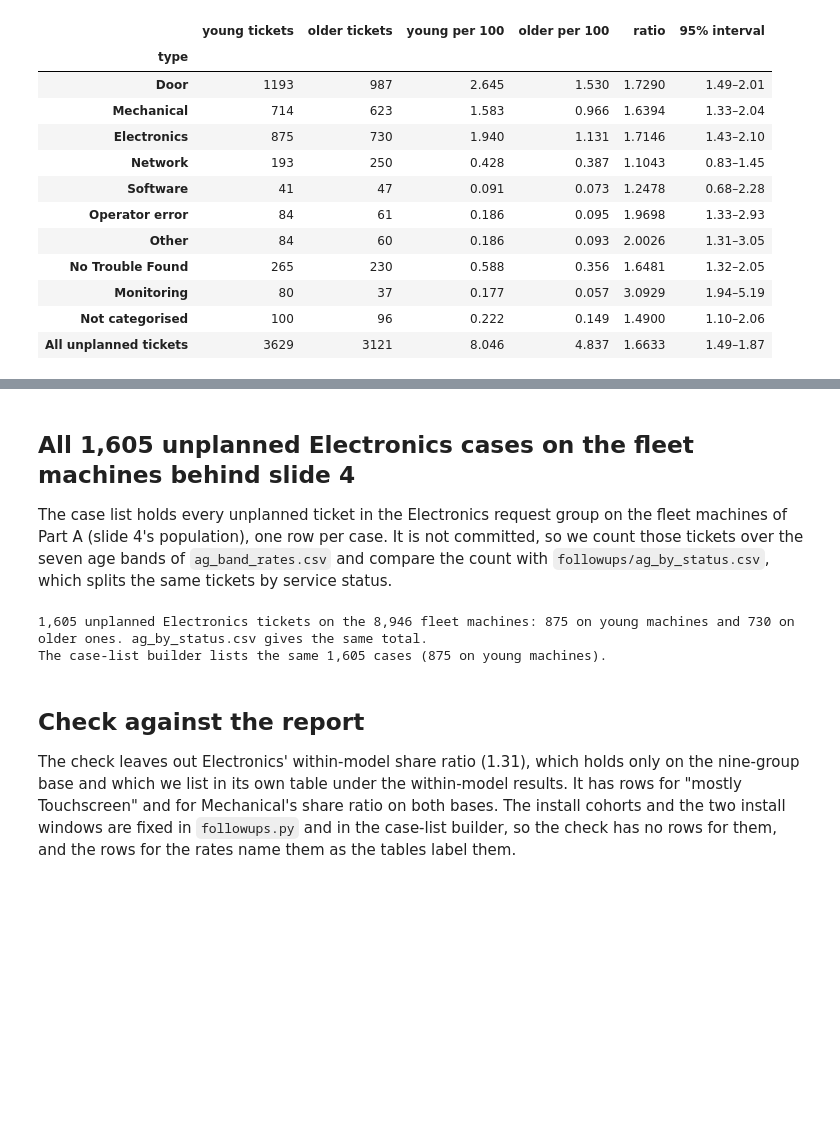
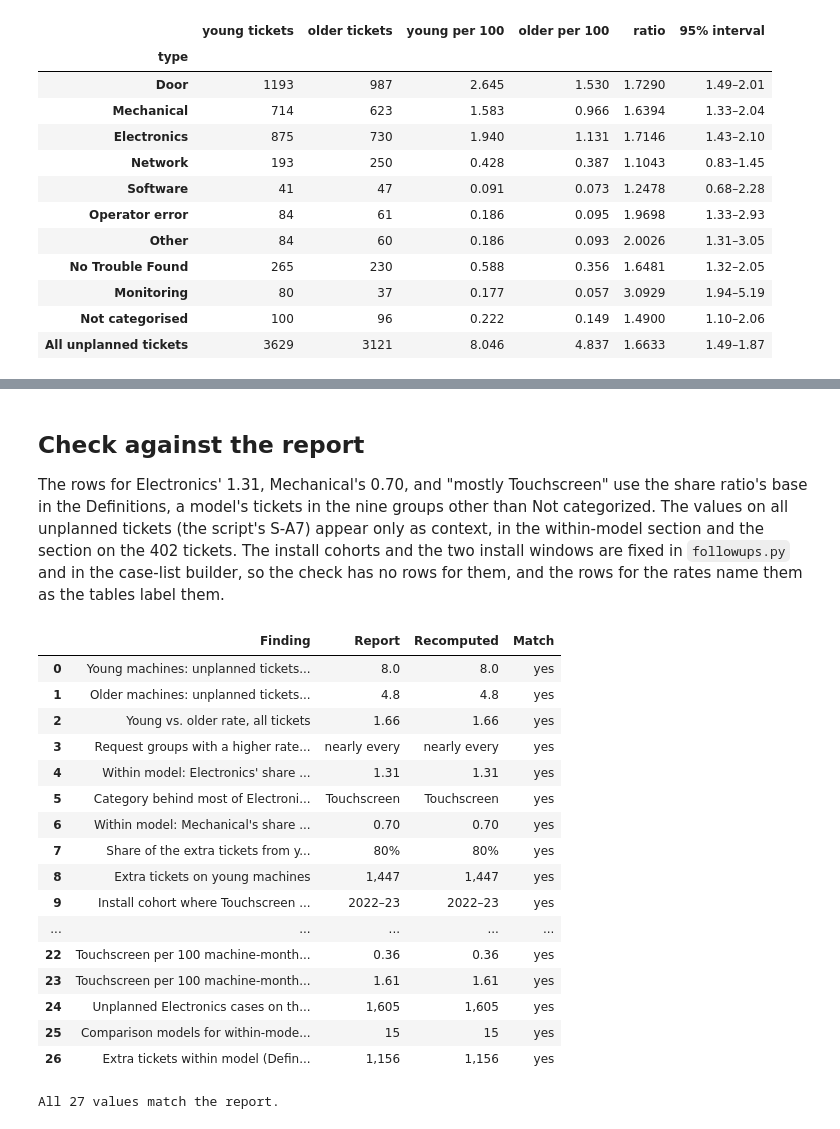
Before and after one commit to zach-yaninek/analytics-lab, a Jupyter notebook: notebooks/07_request_types_and_electronics.ipynb, the cells around one changed output, grey strips where cells are left out. Saved outputs shown, nothing was run; the diff lists cells and outputs as text; code cells hidden in the pictures; blank space fills up the shorter version.

```diff
--- a/notebooks/07_request_types_and_electronics.ipynb
+++ b/notebooks/07_request_types_and_electronics.ipynb
@@ -622,21 +632,54 @@ Touchscreen tickets per 100 machine-months: 0.36 on January to April 2022 instal
 # %% [markdown]
-## All 1,605 unplanned Electronics cases on the fleet machines behind slide 4
+## Check against the report
 
-The case list holds every unplanned ticket in the Electronics request group on the fleet machines of Part A (slide 4's population), one row per case. It is not committed, so we count those tickets over the seven age bands of `ag_band_rates.csv` and compare the count with `followups/ag_by_status.csv`, which splits the same tickets by service status.
+The rows for Electronics' 1.31, Mechanical's 0.70, and "mostly Touchscreen" use the share ratio's base in the Definitions, a model's tickets in the nine groups other than Not categorized. The values on all unplanned tickets (the script's S-A7) appear only as context, in the within-model section and the section on the 402 tickets. The install cohorts and the two install windows are fixed in `followups.py` and in the case-list builder, so the check has no rows for them, and the rows for the rates name them as the tables label them.
 # %%
-el_bands = bands[bands.type == 'Electronics']
-n_el = int(el_bands.tickets.sum())
-n_el_young = int(el_bands.tickets[el_bands.age_group == AGES[0]].sum())
-status = R.read_csv(OUT, 'followups/ag_by_status.csv')  # the same tickets by service status and age group
-assert n_el == int(status.tickets[status.type == 'Electronics'].sum()), 'ag_by_status.csv gives another total'
-print(f'{n_el:,} unplanned Electronics tickets on the {int(el_bands.machines.sum()):,} fleet machines: {n_el_young:,} on '
-      f'young machines and {n_el - n_el_young:,} on older ones. ag_by_status.csv gives the same total.')
-assert builder['tickets'] == n_el and builder['under4'] == n_el_young
-print(f"The case-list builder lists the same {n_el:,} cases ({builder['under4']:,} on young machines).")
+R.check([
+    ('Young machines: unplanned tickets per 100 machine-months', '8.0', R.num(rate_young, 1)),
+    ('Older machines: unplanned tickets per 100 machine-months', '4.8', R.num(rate_old, 1)),
+    ('Young vs. older rate, all tickets', '1.66', R.num(ratio_all, 2)),
+    ('Request groups with a higher rate on young machines', 'nearly every', groups_word),
+    ("Within model: Electronics' share on young vs. older machines", '1.31', R.num(sr_el, 2)),
+    ("Category behind most of Electronics' larger share", 'Touchscreen', mostly),
+    ("Within model: Mechanical's share on young vs. older machines", '0.70', R.num(sr_mech, 2)),
+    ('Share of the extra tickets from young machines above older ones of the same model', '80%', R.pct(share_within)),
+    ('Extra tickets on young machines', '1,447', R.num(extra)),
+    ('Install cohort where Touchscreen tickets cluster', '2022–23', dashed(cluster)),
+    ('Touchscreen tickets per 100 machine-months on those installs', '1.54', R.num(rate_cluster, 2)),
+    (f"That rate vs. the newest cohort's ({dashed(newest)} installs)", '3.9', R.num(ratio_cluster, 1)),
+    ('Electronics: young vs. older rate per machine-month', '1.71', R.num(ratio_el, 2)),
+    ('All tickets: young vs. older rate (second paragraph)', '1.66', R.num(ratio_all, 2)),
+    ('Touchscreen: young vs. older rate per machine-month', '4.2', R.num(ratio_ts, 1)),
+    ('Electronics Category that stands out (highest ratio, 30+ tickets in each age group)', 'Touchscreen', stands_out),
+    ('Touchscreen tickets on young machines', '411', R.num(ts_young)),
+    ('Young-machine Touchscreen tickets that are connector reseats or replacements', '344', R.num(n_conn)),
+    ('Young-machine Touchscreen tickets on the 2.0 models', '402', R.num(n_v2)),
+    ('Number of 2.0 models (scrubEx models named 2.0)', 'four', WORDS[len(v2)]),
+    ('The 2.0 models, most young-machine Touchscreen tickets first', 'LVD-Remote-2.0, MV-2.0, LVRR-WP-2.0, and SV-48-2.0',
+     and_join(v2_order)),
+    ('Young-machine Touchscreen tickets on 2022–23 installs', '315', R.num(n_cluster)),
+    (f'Touchscreen per 100 machine-months on {early} {y0} installs', '0.36', R.num(rate_early, 2)),
+    (f'Touchscreen per 100 machine-months on {late} {y1} installs', '1.61', R.num(rate_late, 2)),
+    ('Unplanned Electronics cases on the fleet machines behind slide 4', '1,605', R.num(n_el)),
+    ('Comparison models for within-model results (Definitions, Within model)', '15', R.num(len(comparison))),
+    ('Extra tickets within model (Definitions, Extra tickets and the 80%)', '1,156', R.num(within)),
+]);
 # %% [output]
+|  | Finding | Report | Recomputed | Match |
+| 0 | Young machines: unplanned tickets... | 8.0 | 8.0 | yes |
+| 1 | Older machines: unplanned tickets... | 4.8 | 4.8 | yes |
+| 2 | Young vs. older rate, all tickets | 1.66 | 1.66 | yes |
+| 3 | Request groups with a higher rate... | nearly every | nearly every | yes |
+| 4 | Within model: Electronics' share ... | 1.31 | 1.31 | yes |
+| 5 | Category behind most of Electroni... | Touchscreen | Touchscreen | yes |
+| 6 | Within model: Mechanical's share ... | 0.70 | 0.70 | yes |
+| 7 | Share of the extra tickets from y... | 80% | 80% | yes |
+| 8 | Extra tickets on young machines | 1,447 | 1,447 | yes |
+| 9 | Install cohort where Touchscreen ... | 2022–23 | 2022–23 | yes |
+| ... | ... | ... | ... | ... |
+| 22 | Touchscreen per 100 machine-month... | 0.36 | 0.36 | yes |
+| 23 | Touchscreen per 100 machine-month... | 1.61 | 1.61 | yes |
+| 24 | Unplanned Electronics cases on th... | 1,605 | 1,605 | yes |
+| 25 | Comparison models for within-mode... | 15 | 15 | yes |
+| 26 | Extra tickets within model (Defin... | 1,156 | 1,156 | yes |
-1,605 unplanned Electronics tickets on the 8,946 fleet machines: 875 on young machines and 730 on older ones. ag_by_status.csv gives the same total.
-The case-list builder lists the same 1,605 cases (875 on young machines).
+All 27 values match the report.
-# %% [markdown]
-## Check against the report
-
-The check leaves out Electronics' within-model share ratio (1.31), which holds only on the nine-group base and which we list in its own table under the within-model results. It has rows for "mostly Touchscreen" and for Mechanical's share ratio on both bases. The install cohorts and the two install windows are fixed in `followups.py` and in the case-list builder, so the check has no rows for them, and the rows for the rates name them as the tables label them.
```
Also changed, not shown: parts of 23 cells of this notebook, 7 other files.
